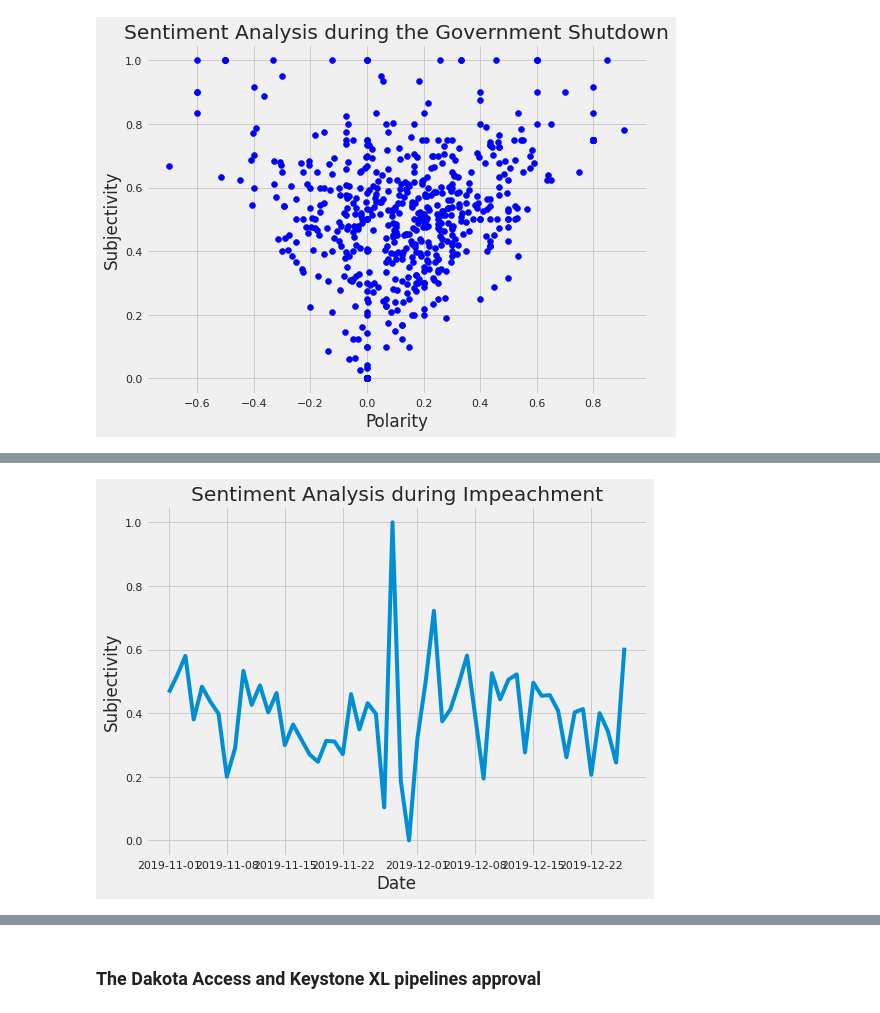
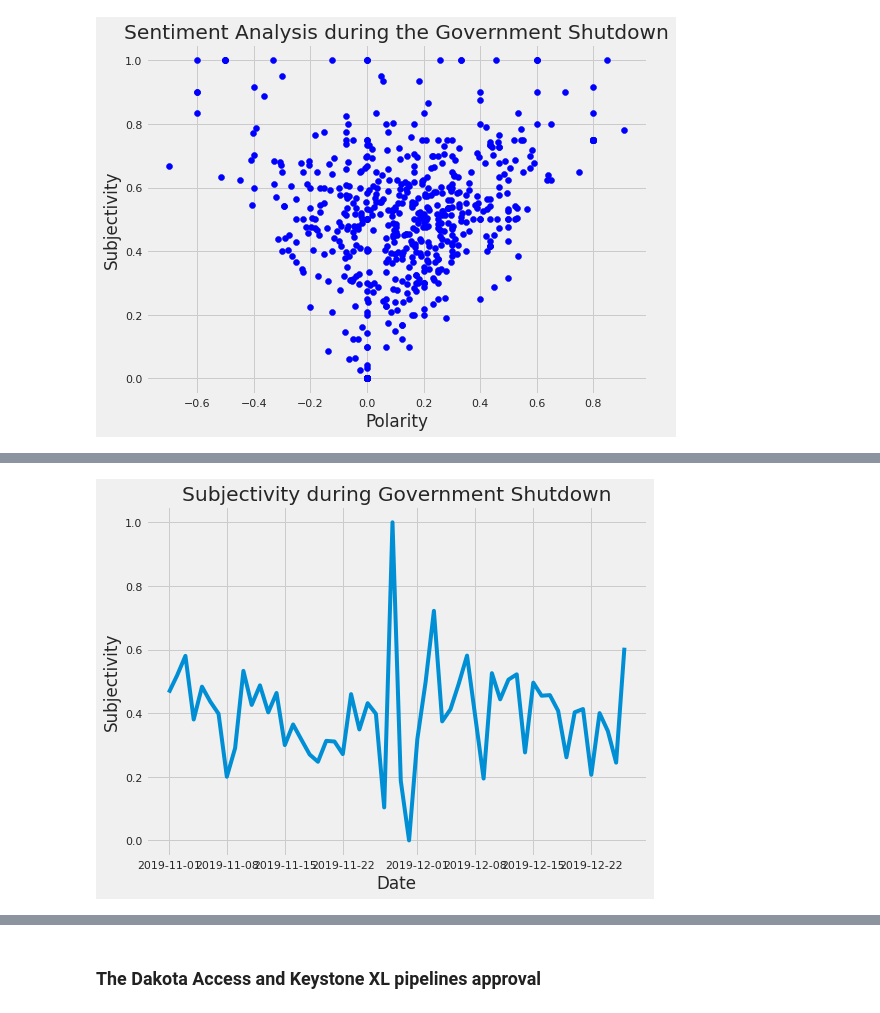
Before and after one commit to cybertraining-dsc/fa20-523-307, a Jupyter notebook: project/Analysis of Financial Markets based on President Trump's Tweets.ipynb, the cells around one changed output, grey strips where cells are left out. Saved outputs shown, nothing was run; the diff lists cells and outputs as text; code cells hidden in the pictures.

```diff
--- a/project/Analysis of Financial Markets based on President Trump's Tweets.ipynb
+++ b/project/Analysis of Financial Markets based on President Trump's Tweets.ipynb
@@ -949,12 +949,12 @@ Name: Subjectivity, dtype: float64
 # %%
 plt.figure(figsize=(8,6))
 plt.plot(mean_subjectivity)
-plt.title('Sentiment Analysis during Government Shutdown')
+plt.title('Subjectivity during Government Shutdown')
 plt.xlabel('Date')
 plt.ylabel('Subjectivity')
 plt.show()
 # %% [output]
-[figure, old version]
+[figure, new version]
 # %%
 mean_polarity = impeachment_tweets.groupby("Date")['Polarity'].mean()
 mean_polarity
```
Also changed, not shown: parts of 3 cells of this notebook.
